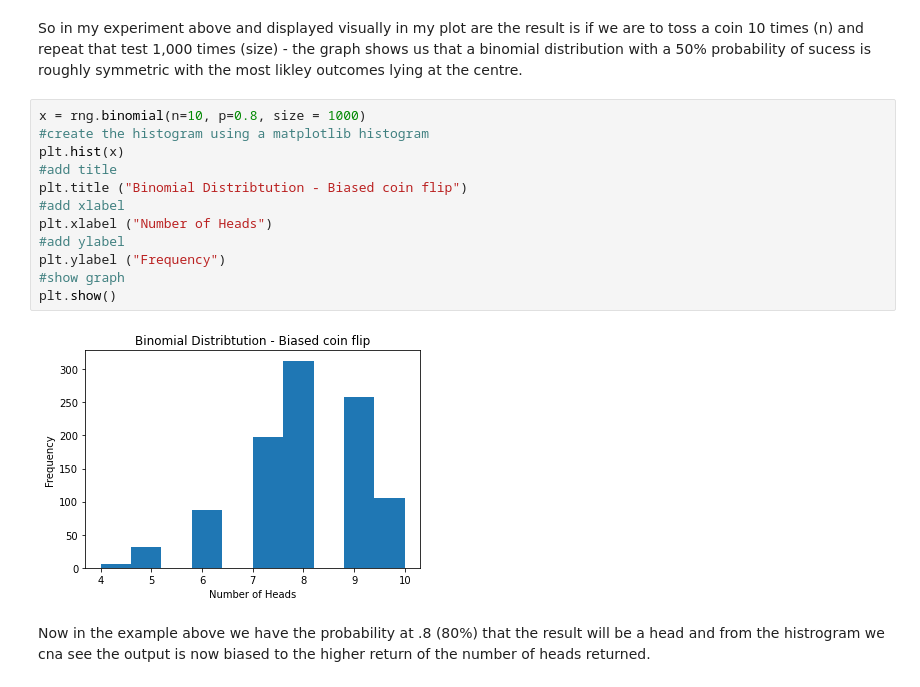
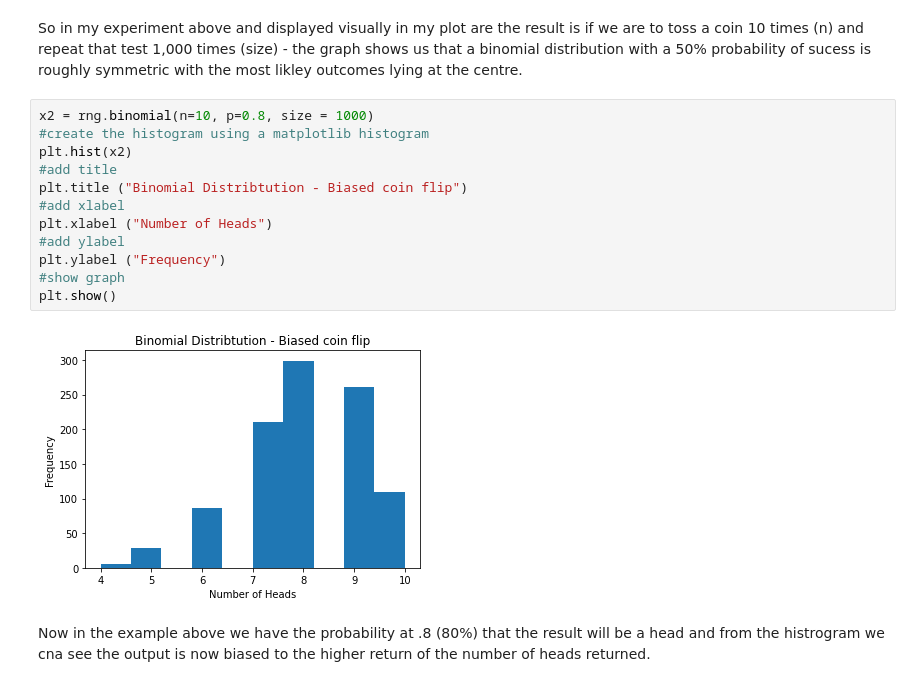
Before and after one commit to brendantipp/sem2_prog_data_analysis_assignment, a Jupyter notebook: explaining.numpy.random.ipynb, the cells around one changed output. Drawn from its saved outputs; the diff is of its cells as text.

```diff
--- a/explaining.numpy.random.ipynb
+++ b/explaining.numpy.random.ipynb
@@ -447,19 +448,19 @@ plt.show()
 # %% [markdown]
 So in my experiment above and displayed visually in my plot are the result is if we are to toss a coin 10 times (n) and repeat that test 1,000 times (size) - the graph shows us that a binomial distribution with a 50% probability of sucess is roughly symmetric with the most likley outcomes lying at the centre.
 # %%
-x = rng.binomial(n=10, p=0.8, size = 1000)
+x2 = rng.binomial(n=10, p=0.8, size = 1000)
 #create the histogram using a matplotlib histogram
-plt.hist(x)
+plt.hist(x2)
 #add title
 plt.title ("Binomial Distribtution - Biased coin flip")
 #add xlabel
 plt.xlabel ("Number of Heads")
 #add ylabel
 plt.ylabel ("Frequency")
 #show graph
 plt.show()
 # %% [output]
-[figure, old version]
+[figure, new version]
 # %% [markdown]
 Now in the example above we have the probability at .8 (80%) that the result will be a head and from the histrogram we cna see the output is now biased to the higher return of the number of heads returned.
 # %% [markdown]
```
Also changed, not shown: parts of 36 cells of this notebook.
